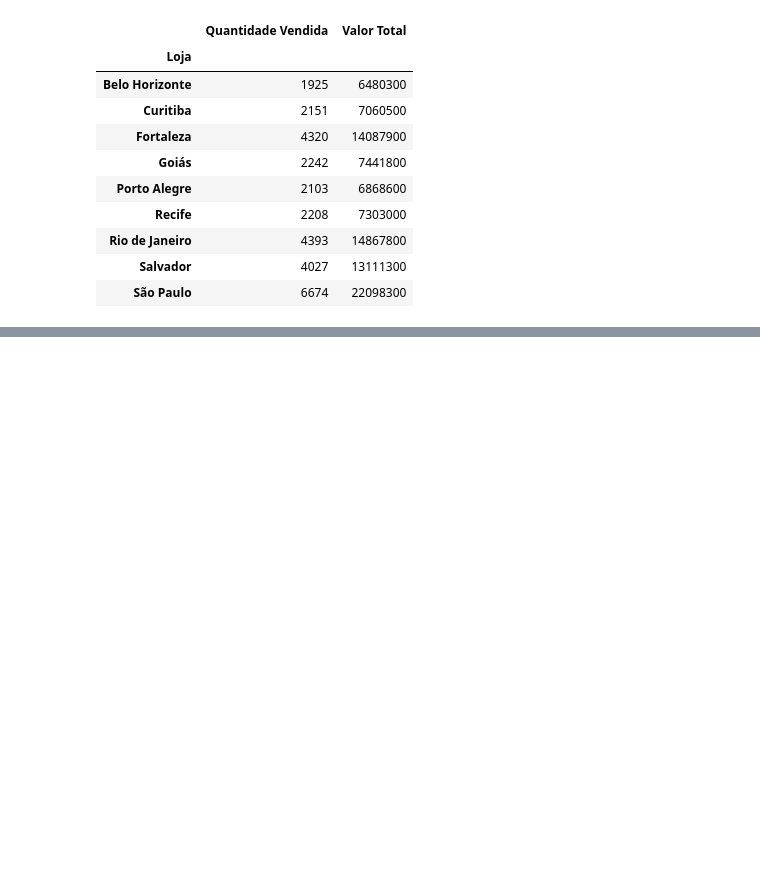
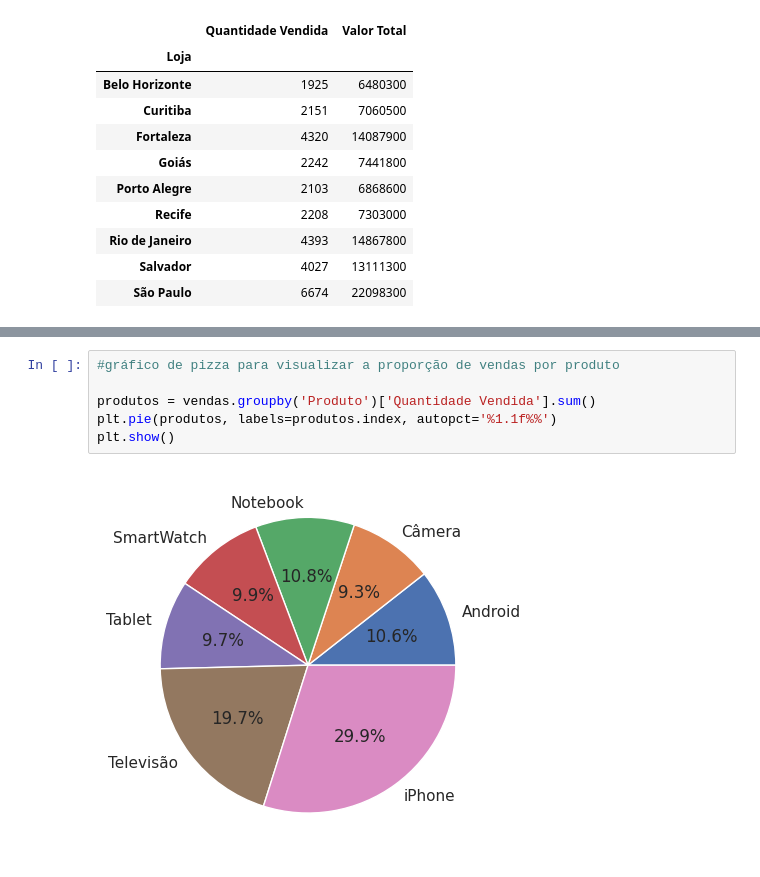
Before and after one commit to Natalia-SB/Portfolio, a Jupyter notebook: vendas.ipynb, the cells around one changed output, grey strips where cells are left out. Drawn from its saved outputs; the diff is of its cells as text; blank space fills up the shorter version.

```diff
--- a/vendas.ipynb
+++ b/vendas.ipynb
@@ -246,0 +259,8 @@ vendas [["Loja", "Quantidade Vendida", "Valor Total"]].groupby("Loja").sum()
+# %%
+#gráfico de pizza para visualizar a proporção de vendas por produto
+
+produtos = vendas.groupby('Produto')['Quantidade Vendida'].sum()
+plt.pie(produtos, labels=produtos.index, autopct='%1.1f%%')
+plt.show()
+# %% [output]
+[figure, added]
```
Also changed, not shown: parts of 5 cells of this notebook.
